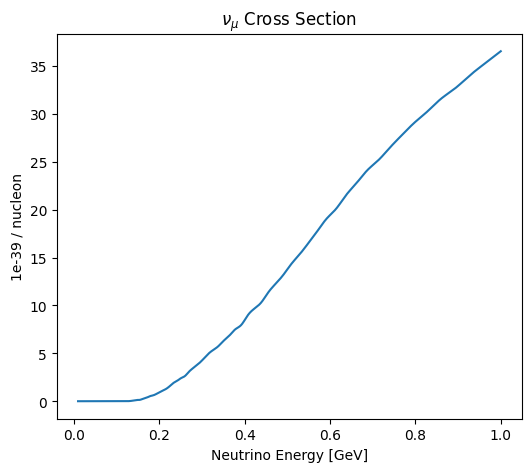
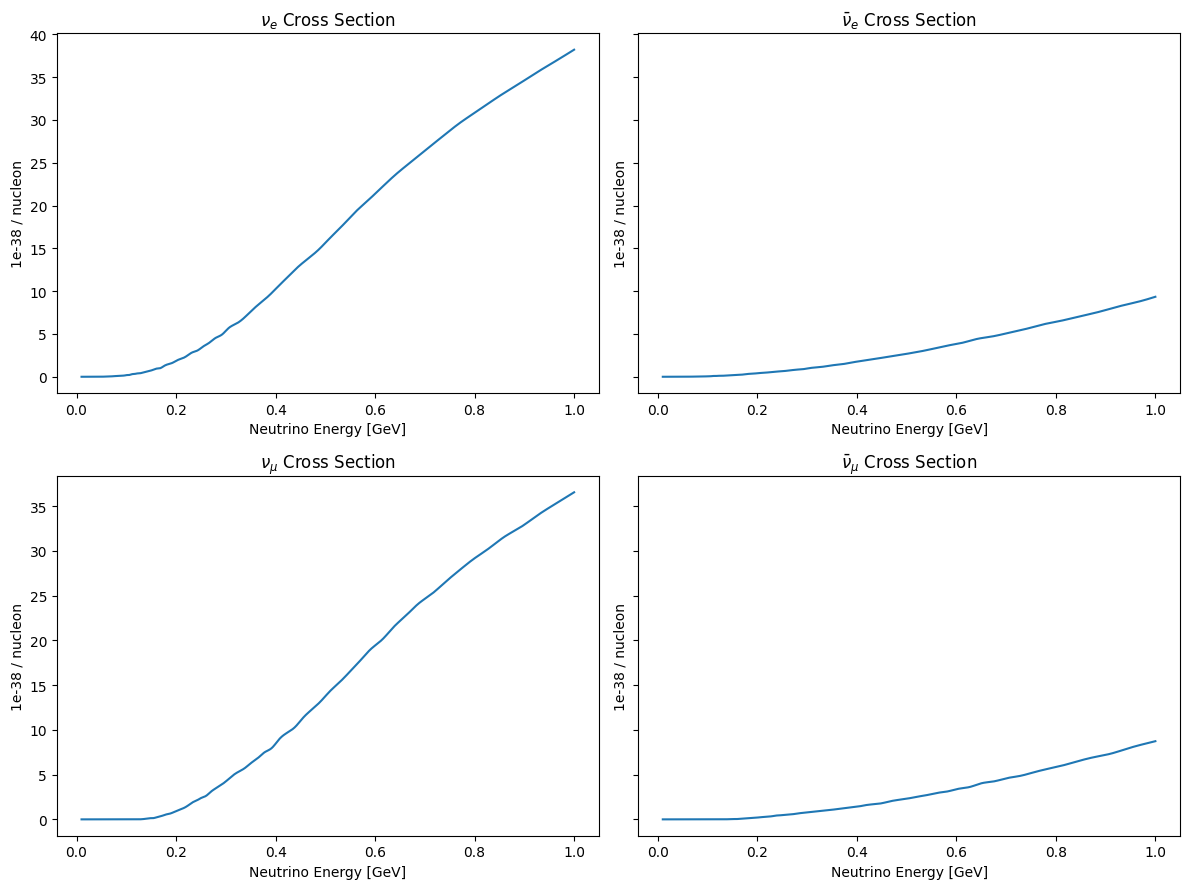
The change to this notebook cell's code, shown as a diff; its figure went from the first image to the second:
--- before
+++ after
@@ -1,7 +1,32 @@
-xsec = np.loadtxt("./DATA/numu_Ar_v3.04.00_t.AR23.20i.00.000.txt")
-xsec_nuc = 1e-39 / 40 # Not sure which units
-fig, ax = plt.subplots(figsize=(6,5))
-ax.plot(xsec[:,0], xsec[:,1])
-ax.set_xlabel("Neutrino Energy [GeV]")
-ax.set_ylabel("1e-39 / nucleon")
-ax.set_title(r"$\nu_\mu$ Cross Section")
+xsec_numu = np.loadtxt("./DATA/Genie_xs/Genie_xs/numu_Ar_v3.04.00_t.AR23.20i.00.000.txt")
+xsec_anumu = np.loadtxt("./DATA/Genie_xs/Genie_xs/numu_bar_Ar_v3.04.00_t.AR23.20i.00.000.txt")
+xsec_nue = np.loadtxt("./DATA/Genie_xs/Genie_xs/nue_Ar_v3.04.00_t.AR23.20i.00.000.txt")
+xsec_anue = np.loadtxt("./DATA/Genie_xs/Genie_xs/nue_bar_Ar_v3.04.00_t.AR23.20i.00.000.txt")
+
+xsec_nuc = 1e-38 / 40 # Not sure which units
+
+
+
+fig, [row1, row2] = plt.subplots(2, 2, figsize=(12,9), sharey="row")
+
+row1[0].plot(xsec_nue[:,0], xsec_nue[:,1])
+row1[0].set_xlabel("Neutrino Energy [GeV]")
+row1[0].set_ylabel("1e-38 / nucleon")
+row1[0].set_title(r"$\nu_e$ Cross Section")
+
+row1[1].plot(xsec_anue[:,0], xsec_anue[:,1])
+row1[1].set_xlabel("Neutrino Energy [GeV]")
+row1[1].set_ylabel("1e-38 / nucleon")
+row1[1].set_title(r"$\bar{\nu}_e$ Cross Section")
+
+row2[0].plot(xsec_numu[:,0], xsec_numu[:,1])
+row2[0].set_xlabel("Neutrino Energy [GeV]")
+row2[0].set_ylabel("1e-38 / nucleon")
+row2[0].set_title(r"$\nu_\mu$ Cross Section")
+
+row2[1].plot(xsec_numu[:,0], xsec_anumu[:,1])
+row2[1].set_xlabel("Neutrino Energy [GeV]")
+row2[1].set_ylabel("1e-38 / nucleon")
+row2[1].set_title(r"$\bar{\nu}_\mu$ Cross Section")
+
+fig.tight_layout()

Commit: include addition xs files, adjust units